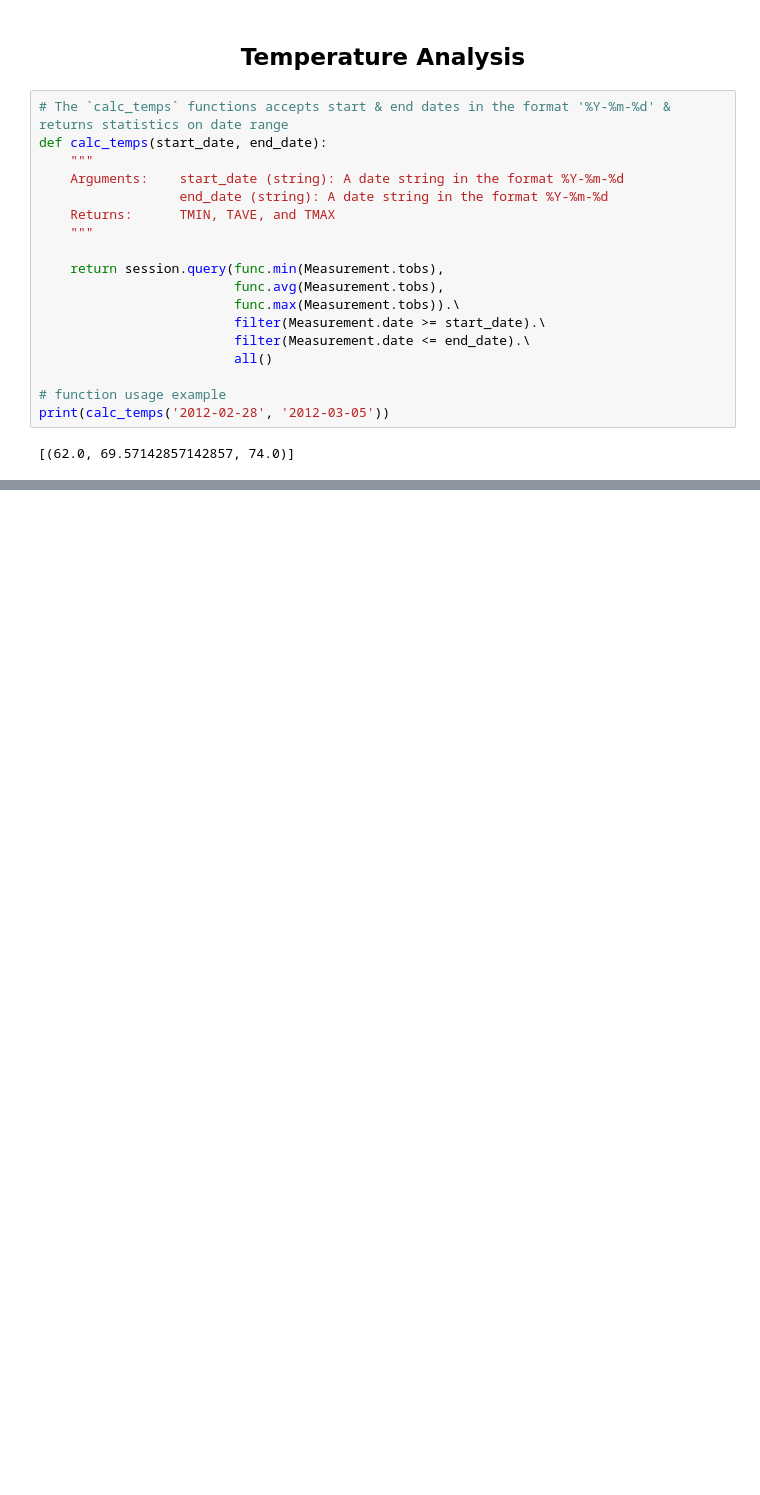
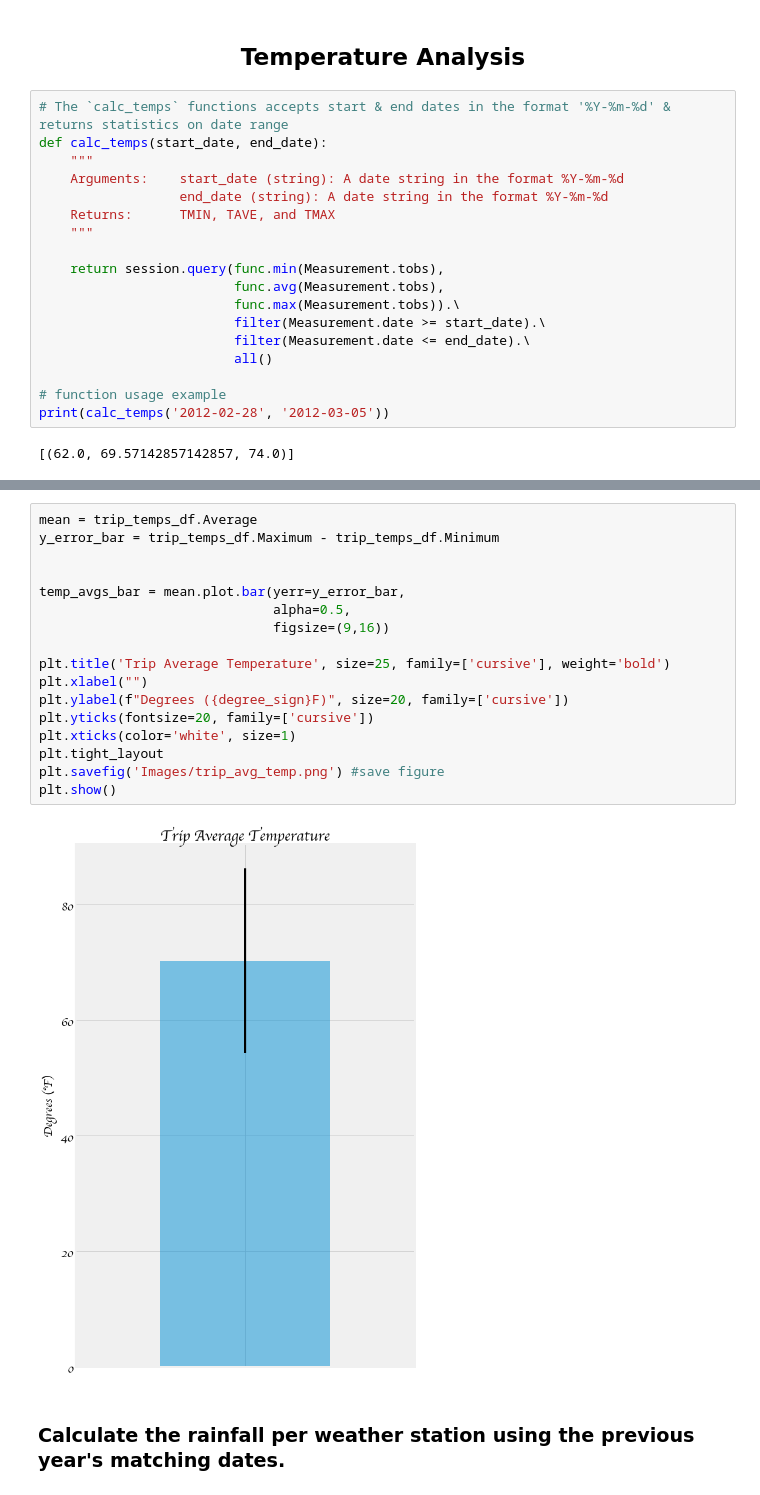
Before and after one commit to Ohmarr/SQL_Alchemy_Climate_Analysis, a Jupyter notebook: Climate_Analysis.ipynb, the cells around one changed output, grey strips where cells are left out. Cells and saved outputs as stored; diff of their text form; blank space fills up the shorter version.

```diff
--- a/Climate_Analysis.ipynb
+++ b/Climate_Analysis.ipynb
@@ -308,3 +347,24 @@ Text(0.5, 1.0, 'Trip Average Temperature')
+# %%
+mean = trip_temps_df.Average
+y_error_bar = trip_temps_df.Maximum - trip_temps_df.Minimum
+
+
+temp_avgs_bar = mean.plot.bar(yerr=y_error_bar,
+                              alpha=0.5,
+                              figsize=(9,16))
+
+plt.title('Trip Average Temperature', size=25, family=['cursive'], weight='bold')
+plt.xlabel("")
+plt.ylabel(f"Degrees ({degree_sign}F)", size=20, family=['cursive'])
+plt.yticks(fontsize=20, family=['cursive'])
+plt.xticks(color='white', size=1)
+plt.tight_layout
+plt.savefig('Images/trip_avg_temp.png') #save figure
+plt.show()
+# %% [output]
+[figure, added]
+# %% [markdown]
+### Calculate the rainfall per weather station using the previous year's matching dates.
 # %%
 # Calculate the rainfall per weather station for your trip dates using the previous year's matching dates.
 # Sort this in descending order by precipitation amount and list the station, name, latitude, longitude, and elevation
```
Also changed, not shown: parts of 60 cells of this notebook, 13 other files.
